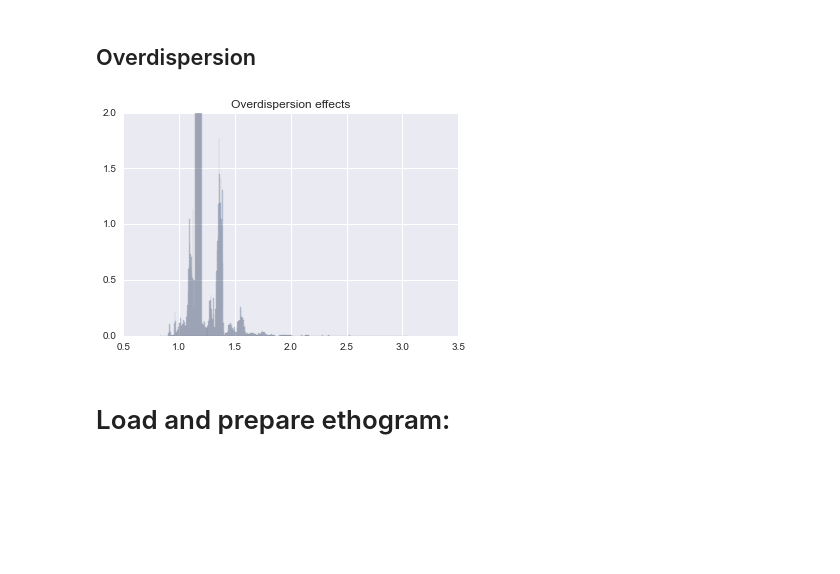
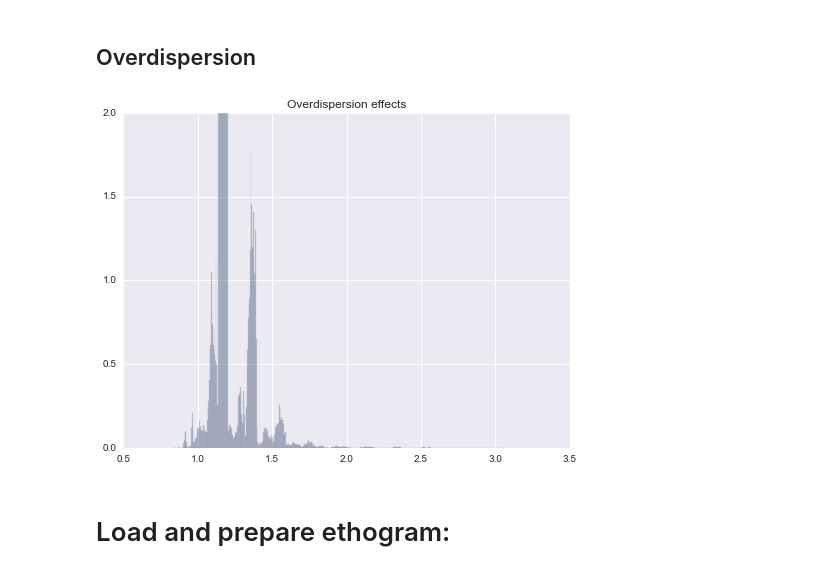
Before and after one commit to pearsonlab/spiketopics, a Jupyter notebook: explore_inferred_etho.ipynb, the cells around one changed output. Cells and saved outputs as stored; diff of their text form; code cells hidden in the pictures; blank space fills up the shorter version.

```diff
--- a/explore_inferred_etho.ipynb
+++ b/explore_inferred_etho.ipynb
@@ -136,12 +139,14 @@ plt.title('Firing rate effects');
 # %% [markdown]
 ## Overdispersion
 # %%
+plt.figure(figsize=(8, 6))
+
 inferred_means = gpm.nodes['overdispersion'].expected_x().ravel()
 plt.hist(inferred_means, bins=500, normed=True, alpha=0.25);
 plt.title('Overdispersion effects');
 plt.ylim(0, 2);
 # %% [output]
-[figure, old version]
+[figure, new version]
 # %% [markdown]
 # Load and prepare ethogram:
 # %% [markdown]
```
Also changed, not shown: parts of 3 cells of this notebook.
